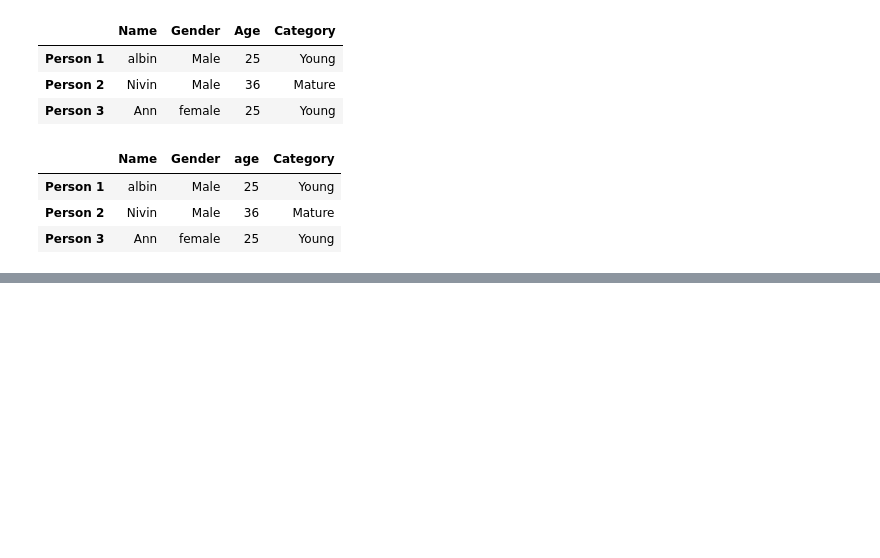
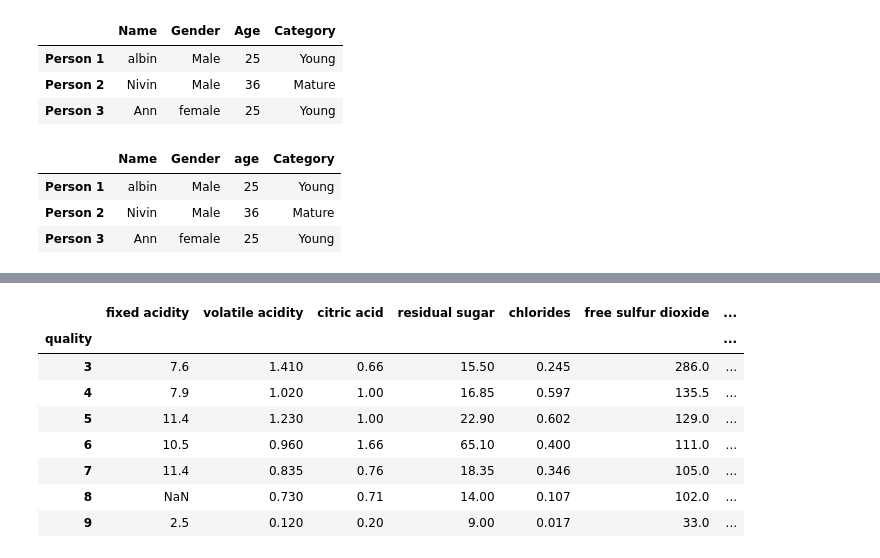
Before and after one commit to albinjohn366/DataScience_Tutorials, a Jupyter notebook: Working_with_Data.ipynb, the cells around one changed output, grey strips where cells are left out. Cells and saved outputs as stored; diff of their text form; code cells hidden in the pictures; blank space fills up the shorter version.

```diff
--- a/Working_with_Data.ipynb
+++ b/Working_with_Data.ipynb
@@ -491,0 +621,13 @@ df
+# %%
+min_max = wine_quality.groupby('quality').agg(min_max)
+min_max
+# %% [output]
+|  | fixed acidity | volatile acidity | citric acid | residual sugar | chlorides | free sulfur dioxide | ... |
+| quality |  |  |  |  |  |  | ... |
+| 3 | 7.6 | 1.410 | 0.66 | 15.50 | 0.245 | 286.0 | ... |
+| 4 | 7.9 | 1.020 | 1.00 | 16.85 | 0.597 | 135.5 | ... |
+| 5 | 11.4 | 1.230 | 1.00 | 22.90 | 0.602 | 129.0 | ... |
+| 6 | 10.5 | 0.960 | 1.66 | 65.10 | 0.400 | 111.0 | ... |
+| 7 | 11.4 | 0.835 | 0.76 | 18.35 | 0.346 | 105.0 | ... |
+| 8 | NaN | 0.730 | 0.71 | 14.00 | 0.107 | 102.0 | ... |
+| 9 | 2.5 | 0.120 | 0.20 | 9.00 | 0.017 | 33.0 | ... |
```
Also changed, not shown: parts of 15 cells of this notebook.
